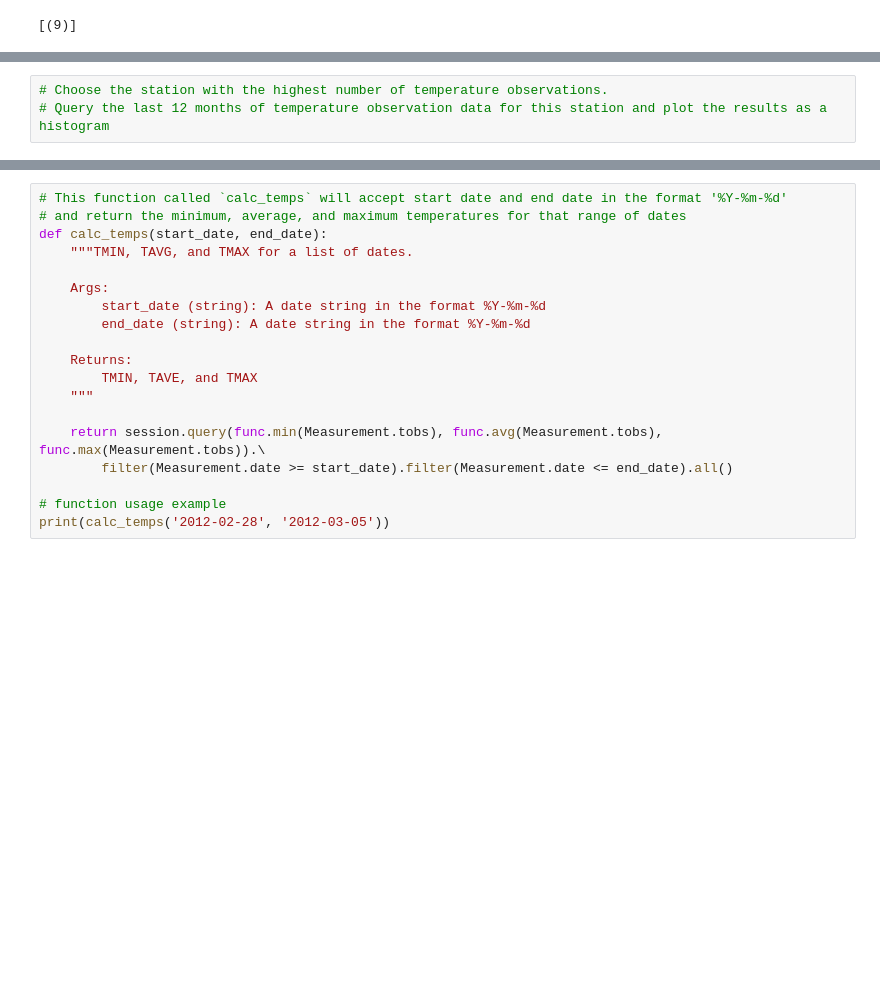
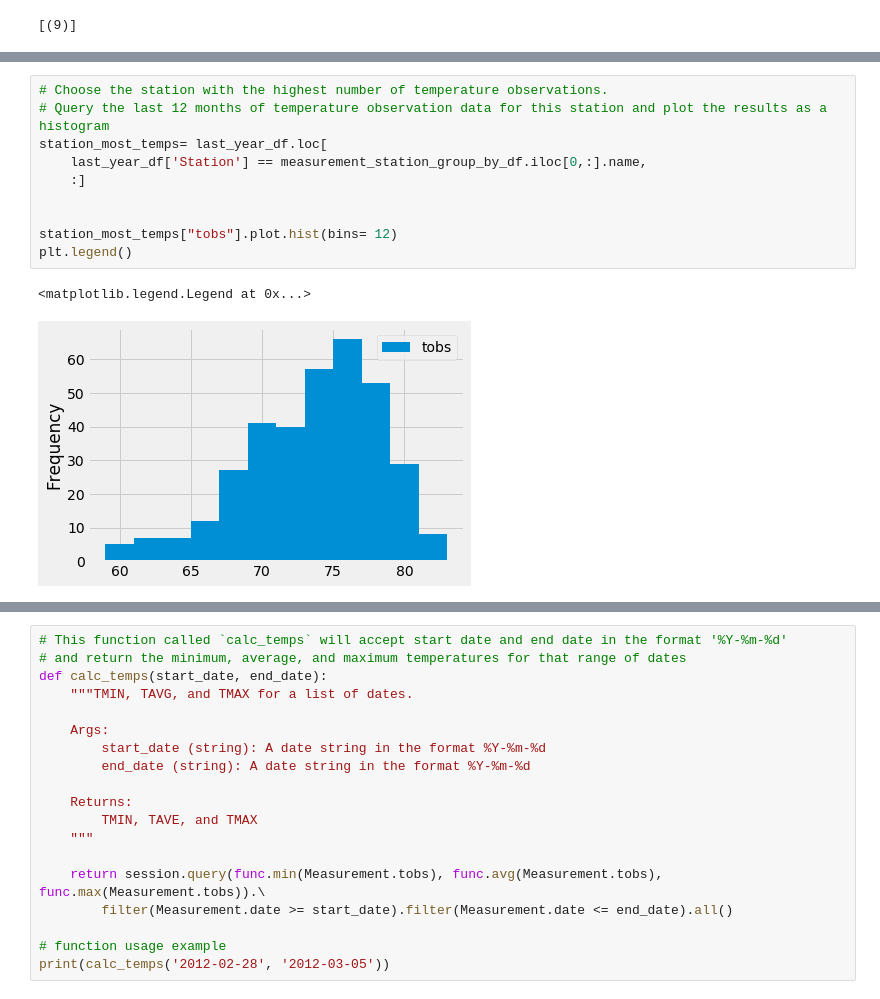
Before and after one commit to tbuck09/Tyler-Bootcamp-Homework-Module-10, a Jupyter notebook: climate_starter.ipynb, the cells around one changed output, grey strips where cells are left out. Drawn from its saved outputs; the diff is of its cells as text; blank space fills up the shorter version.

```diff
--- a/climate_starter.ipynb
+++ b/climate_starter.ipynb
@@ -247,6 +232,16 @@ measurement_station_group_by_test_df
 # %%
 # Choose the station with the highest number of temperature observations.
 # Query the last 12 months of temperature observation data for this station and plot the results as a histogram
+station_most_temps= last_year_df.loc[
+    last_year_df['Station'] == measurement_station_group_by_df.iloc[0,:].name,
+    :]
+
+
+station_most_temps["tobs"].plot.hist(bins= 12)
+plt.legend()
+# %% [output]
+<matplotlib.legend.Legend at 0x...>
+[figure, added]
 # %% [markdown]
 ![precipitation](Images/station-histogram.png)
 # %%
```
Also changed, not shown: parts of 8 cells of this notebook.
